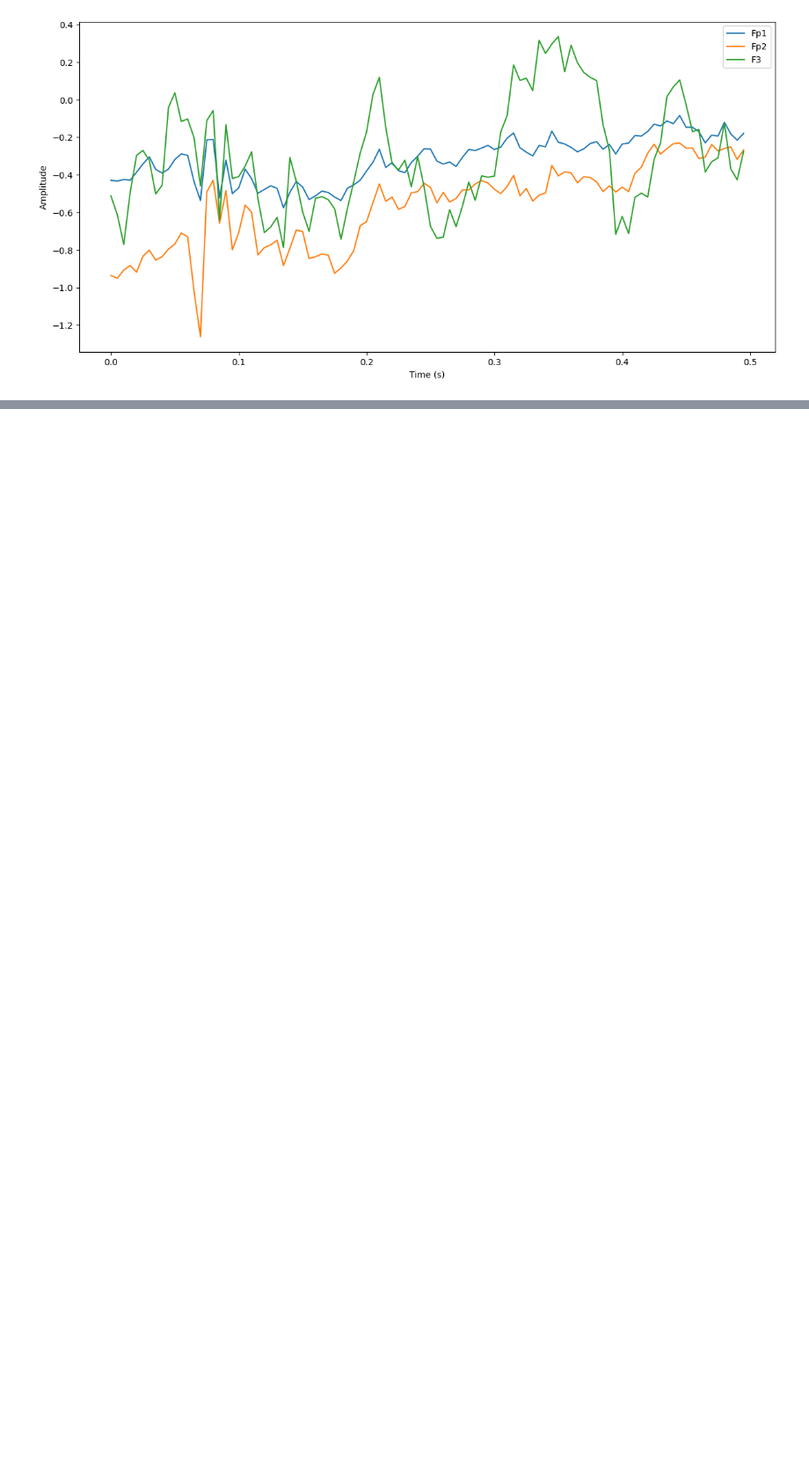
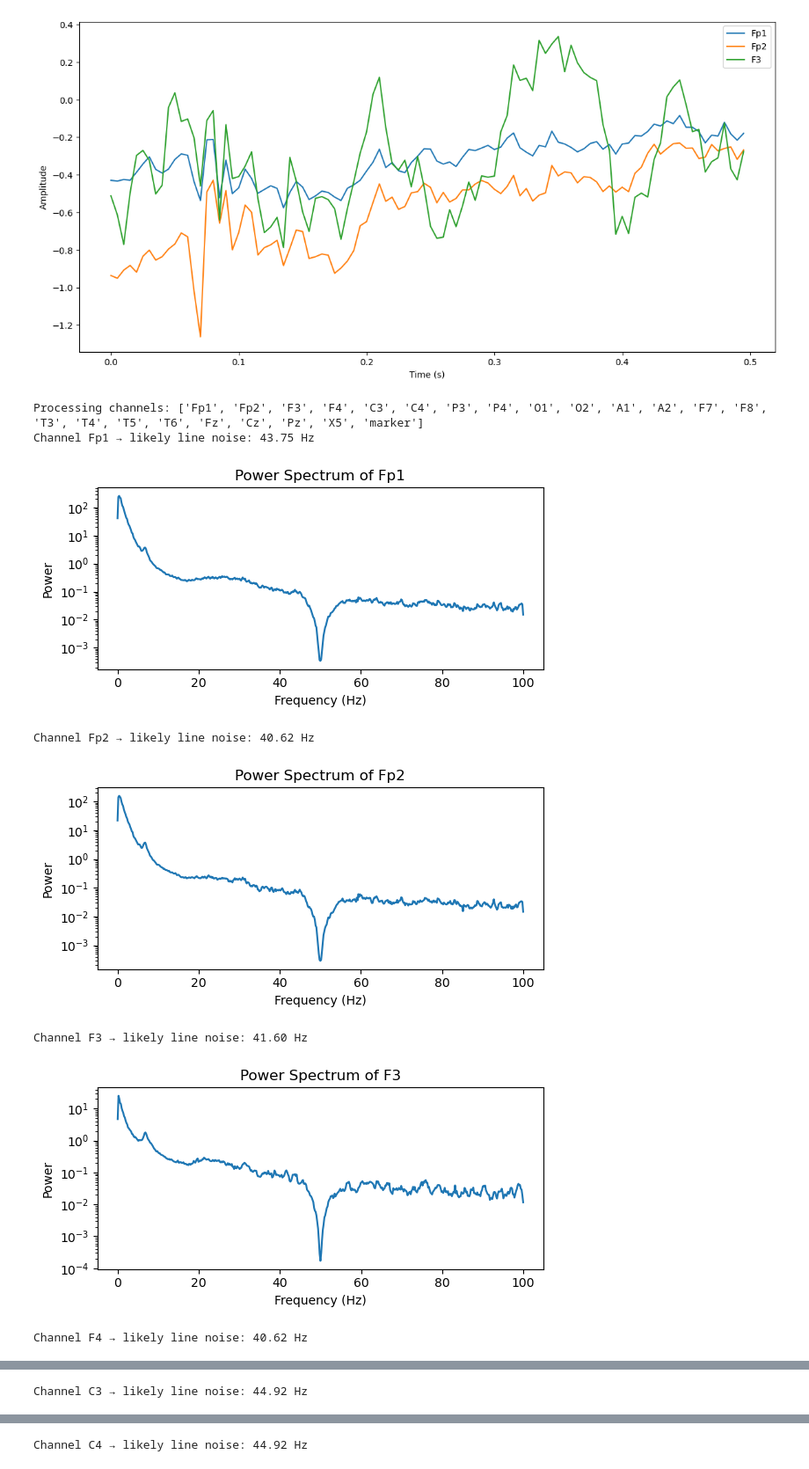
Before and after one commit to eZWALT/ML4HD-Machine-Learning-for-Human-Data, a Jupyter notebook: PROJECT/src/main.ipynb, the cells around one changed output, grey strips where cells are left out. Shown at 88% size. Drawn from its saved outputs; the diff is of its cells as text; code cells hidden in the pictures; blank space fills up the shorter version.

```diff
--- a/PROJECT/src/main.ipynb
+++ b/PROJECT/src/main.ipynb
@@ -97,3 +98,14 @@ eeg_data_normalized = p.normalize_eeg(eeg_data)
 u.plot_eeg_signals(eeg_data_normalized, first_sample=1000, window_size=100,freq=metadata["sampling_freq"][0], channels=['Fp1', 'Fp2', 'F3'])
 # %% [output]
 [figure]
+# %%
+u.power_spectrum(eeg_data, fs=metadata["sampling_freq"][0])
+# %% [output]
+Processing channels: ['Fp1', 'Fp2', 'F3', 'F4', 'C3', 'C4', 'P3', 'P4', 'O1', 'O2', 'A1', 'A2', 'F7', 'F8', 'T3', 'T4', 'T5', 'T6', 'Fz', 'Cz', 'Pz', 'X5', 'marker']
+Channel Fp1 → likely line noise: 43.75 Hz
+[figure, added]
+Channel Fp2 → likely line noise: 40.62 Hz
+[figure, added]
+Channel F3 → likely line noise: 41.60 Hz
+[figure, added]
+Channel F4 → likely line noise: 40.62 Hz
@@ -99,0 +113 @@ u.plot_eeg_signals(eeg_data_normalized, first_sample=1000, window_size=100,freq=
+Channel C3 → likely line noise: 44.92 Hz
@@ -99,0 +115 @@ u.plot_eeg_signals(eeg_data_normalized, first_sample=1000, window_size=100,freq=
+Channel C4 → likely line noise: 44.92 Hz
```
Also changed, not shown: parts of 4 cells of this notebook, 2 other files.
